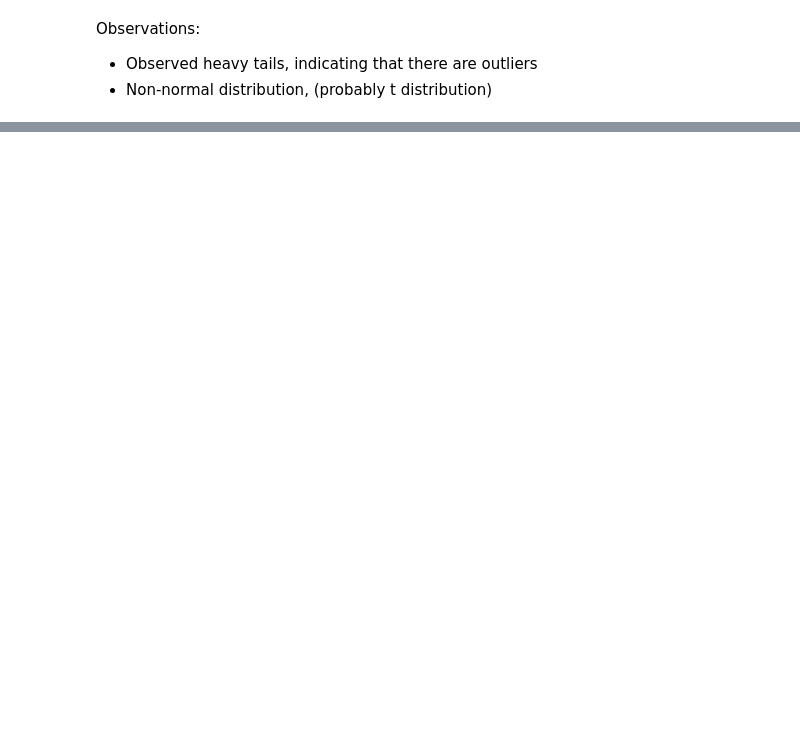
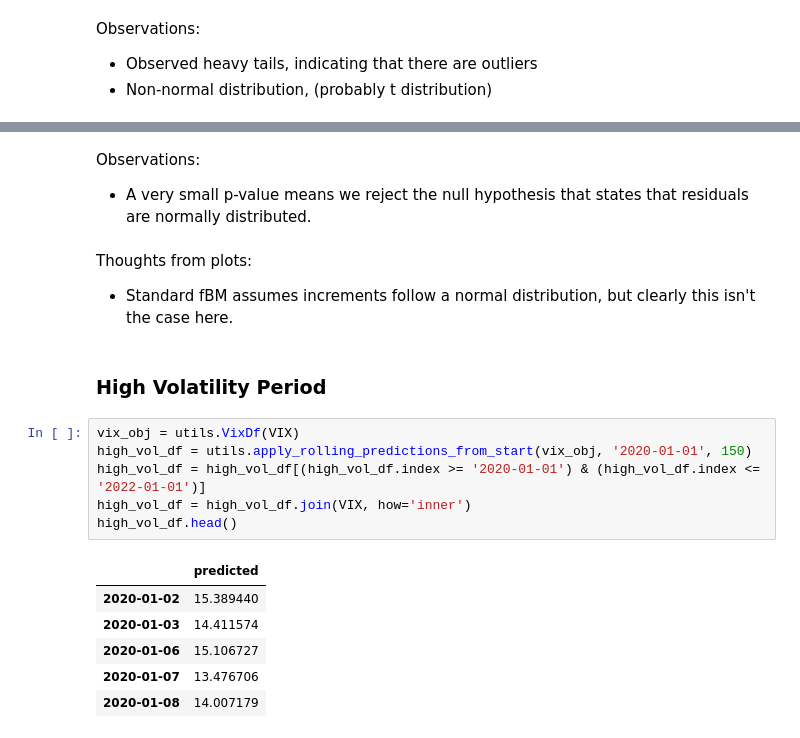
Before and after one commit to thatjosh/stats-practitioner-challenge, a Jupyter notebook: challenge/fBM_vix.ipynb, the cells around one changed output, grey strips where cells are left out. Drawn from its saved outputs; the diff is of its cells as text; blank space fills up the shorter version.

```diff
--- a/challenge/fBM_vix.ipynb
+++ b/challenge/fBM_vix.ipynb
@@ -383,0 +310,21 @@ Shapiro-Wilk Test statistic: 0.9004, p-value: 0.0000
+# %% [markdown]
+Observations:
+-  A very small p-value means we reject the null hypothesis that states that residuals are normally distributed.
+# %% [markdown]
+Thoughts from plots:
+- Standard fBM assumes increments follow a normal distribution, but clearly this isn't the case here.
+# %% [markdown]
+### High Volatility Period
+# %%
+vix_obj = utils.VixDf(VIX)
+high_vol_df = utils.apply_rolling_predictions_from_start(vix_obj, '2020-01-01', 150)
+high_vol_df = high_vol_df[(high_vol_df.index >= '2020-01-01') & (high_vol_df.index <= '2022-01-01')]
+high_vol_df = high_vol_df.join(VIX, how='inner')
+high_vol_df.head()
+# %% [output]
+|  | predicted |
+| 2020-01-02 | 15.389440 |
+| 2020-01-03 | 14.411574 |
+| 2020-01-06 | 15.106727 |
+| 2020-01-07 | 13.476706 |
+| 2020-01-08 | 14.007179 |
```
Also changed, not shown: parts of 18 cells of this notebook.
